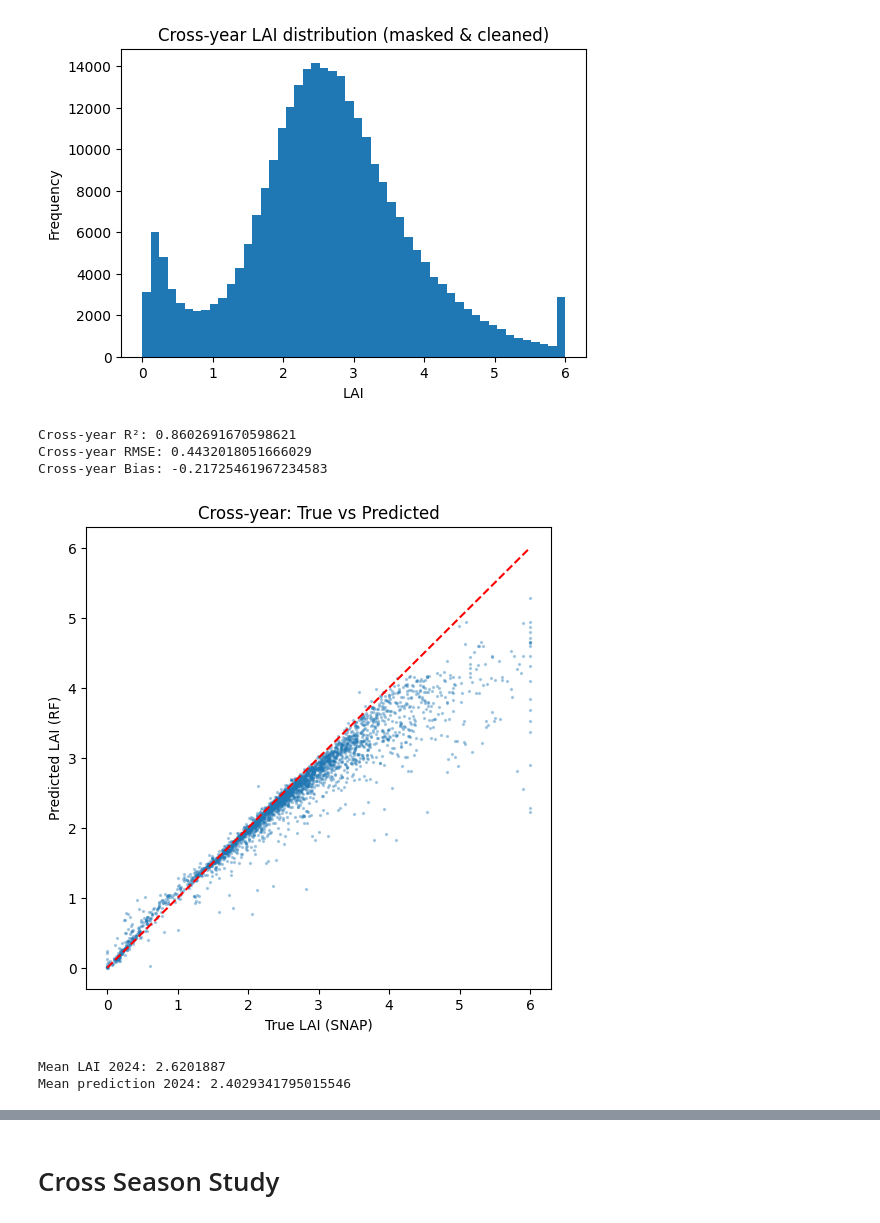
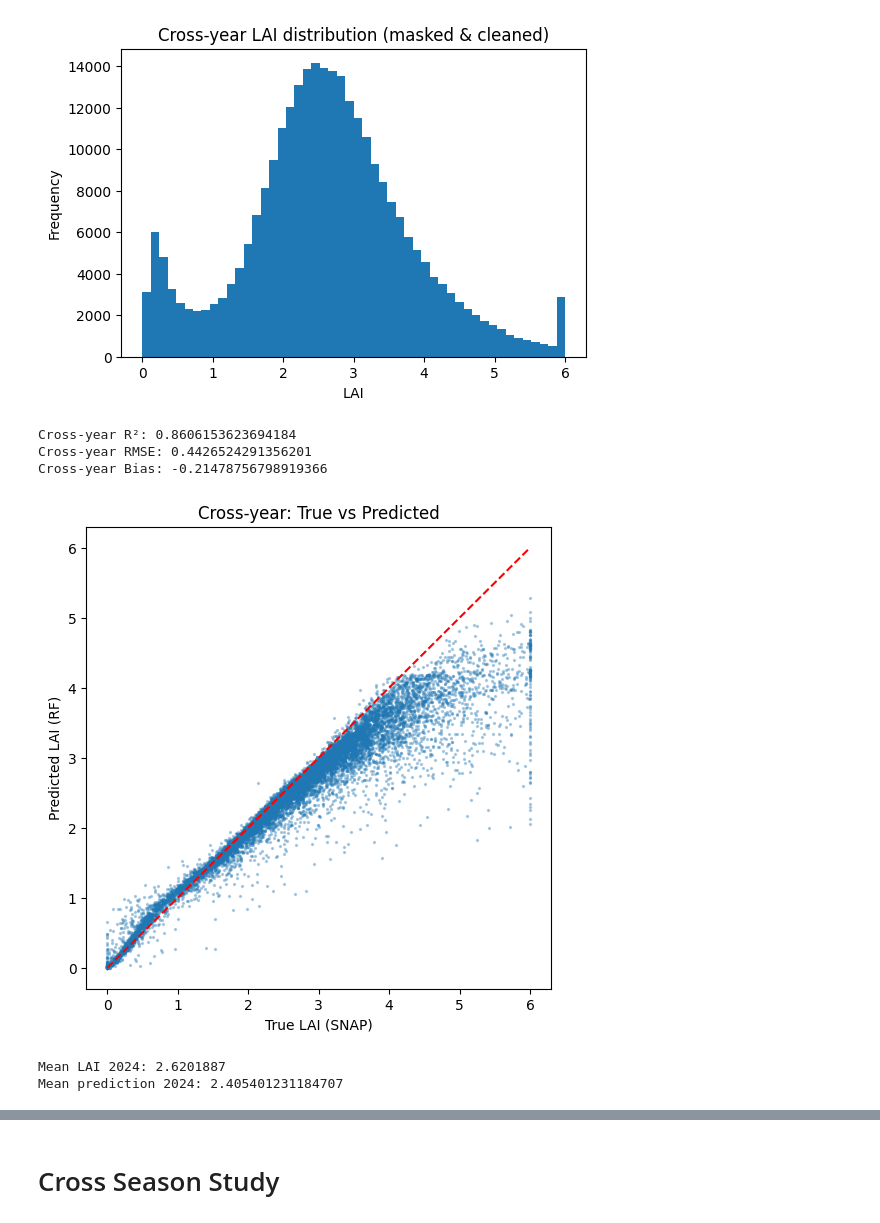
Before and after one commit to eliaubedd/LAI-Transferability-S2, a Jupyter notebook: refactor.ipynb, the cells around one changed output, grey strips where cells are left out. Drawn from its saved outputs; the diff is of its cells as text; code cells hidden in the pictures.

```diff
--- a/refactor.ipynb
+++ b/refactor.ipynb
@@ -623,7 +744,7 @@ training_lai_path = "LAI_ROI_20m.tif"
 training_lai, lai_meta = load_and_clean_lai(training_lai_path)
 print("Training LAI shape:", training_lai.shape)
 
-mask_train = build_mask(training_scl, training_lai, keep_classes=[4, 5, 6, 7])
+mask_train = build_mask(training_scl, training_lai, keep_classes=[4, 5])
 
 print("Mask shape:", mask_train.shape)
 print("Valid fraction:", mask_train.mean())
@@ -842,25 +1063,25 @@ print("Cross-year R²:", r2_cy)
 print("Cross-year RMSE:", rmse_cy)
 print("Cross-year Bias:", bias_cy)
 # %% [output]
-Cross-year R²: 0.8602691670598621
-Cross-year RMSE: 0.4432018051666029
-Cross-year Bias: -0.21725461967234583
+Cross-year R²: 0.8606153623694184
+Cross-year RMSE: 0.4426524291356201
+Cross-year Bias: -0.21478756798919366
 # %%
 plt.figure(figsize=(6,6))
-plt.scatter(y_cross_year[::100], y_pred_cross_year[::100], s=2, alpha=0.3)
+plt.scatter(y_cross_year[::20], y_pred_cross_year[::20], s=2, alpha=0.3)
 plt.plot([0,6],[0,6],'r--')
 plt.xlabel("True LAI (SNAP)")
 plt.ylabel("Predicted LAI (RF)")
 plt.title("Cross-year: True vs Predicted")
 plt.show()
 # %% [output]
-[figure, old version]
+[figure, new version]
 # %%
 print("Mean LAI 2024:", np.mean(y_cross_year))
 print("Mean prediction 2024:", np.mean(y_pred_cross_year))
 # %% [output]
 Mean LAI 2024: 2.6201887
-Mean prediction 2024: 2.4029341795015546
+Mean prediction 2024: 2.405401231184707
 # %%
 def summary_lai(y, name):
     y = np.asarray(y)
```
Also changed, not shown: parts of 33 cells of this notebook, 2 other files.
